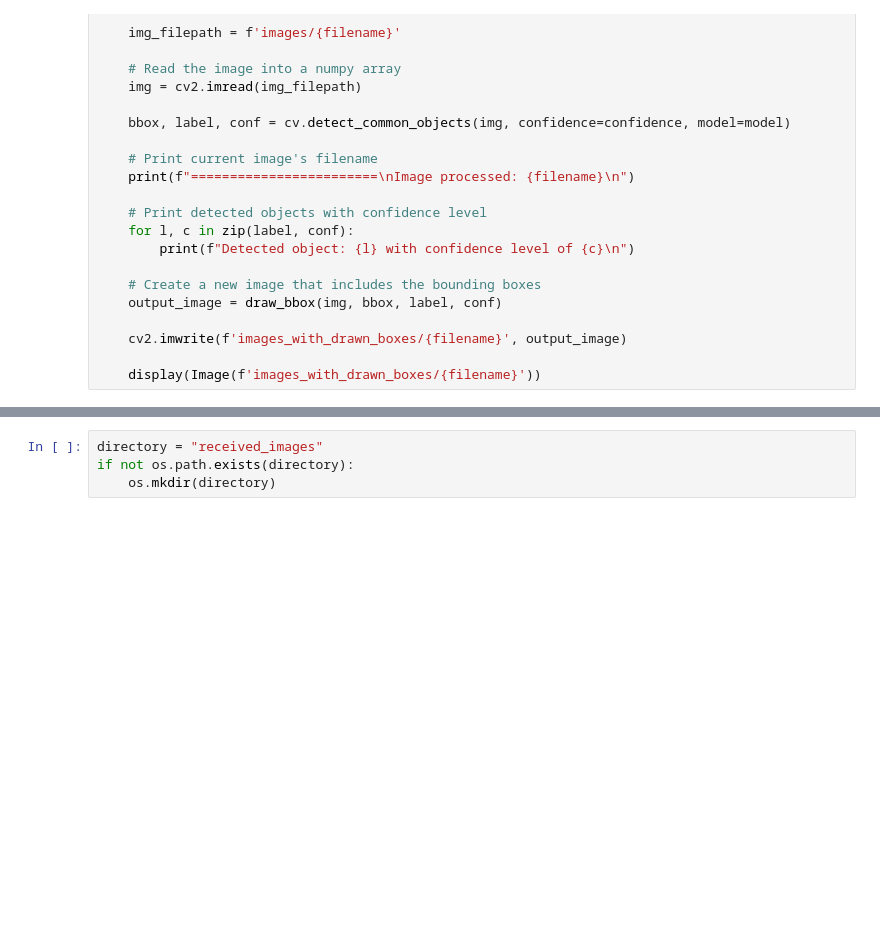
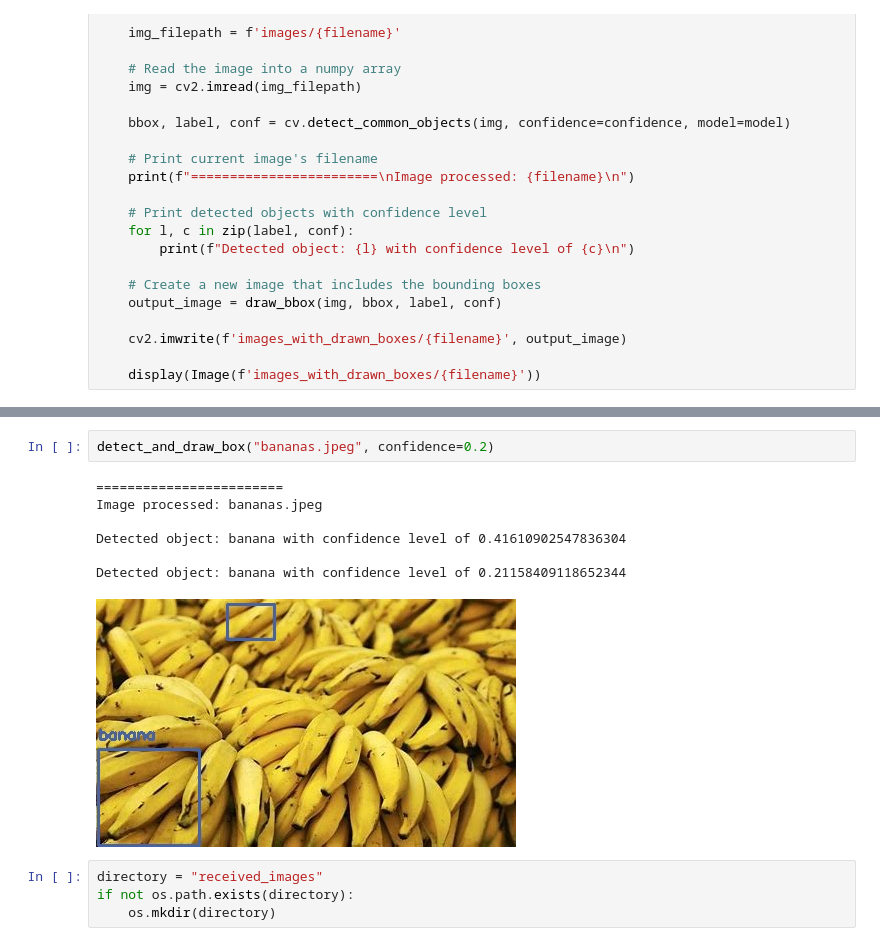
Before and after one commit to Nwankwo-Nnaemeka/yolo-object-detection, a Jupyter notebook: yolov3tinyDetect.ipynb, the cells around one changed output, grey strips where cells are left out. Saved outputs shown, nothing was run; the diff lists cells and outputs as text; blank space fills up the shorter version.

```diff
--- a/yolov3tinyDetect.ipynb
+++ b/yolov3tinyDetect.ipynb
@@ -124,3 +123,13 @@ Detected object: orange with confidence level of 0.21419063210487366
+# %%
+detect_and_draw_box("bananas.jpeg", confidence=0.2)
+# %% [output]
+========================
+Image processed: bananas.jpeg
+
+Detected object: banana with confidence level of 0.41610902547836304
+
+Detected object: banana with confidence level of 0.21158409118652344
+[figure, added]
 # %%
 directory = "received_images"
 if not os.path.exists(directory):
```
Also changed, not shown: parts of 9 cells of this notebook, 10 other files.
